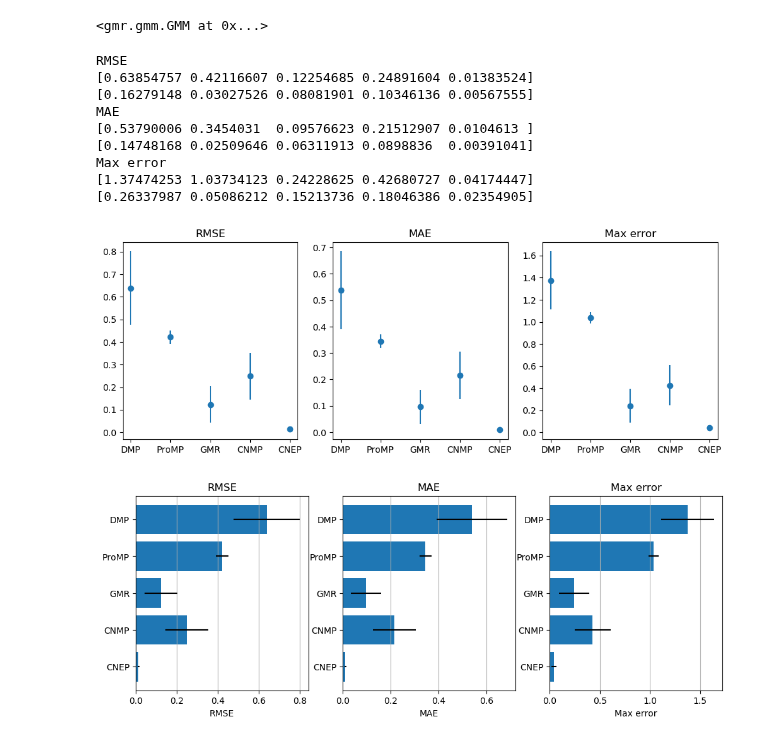
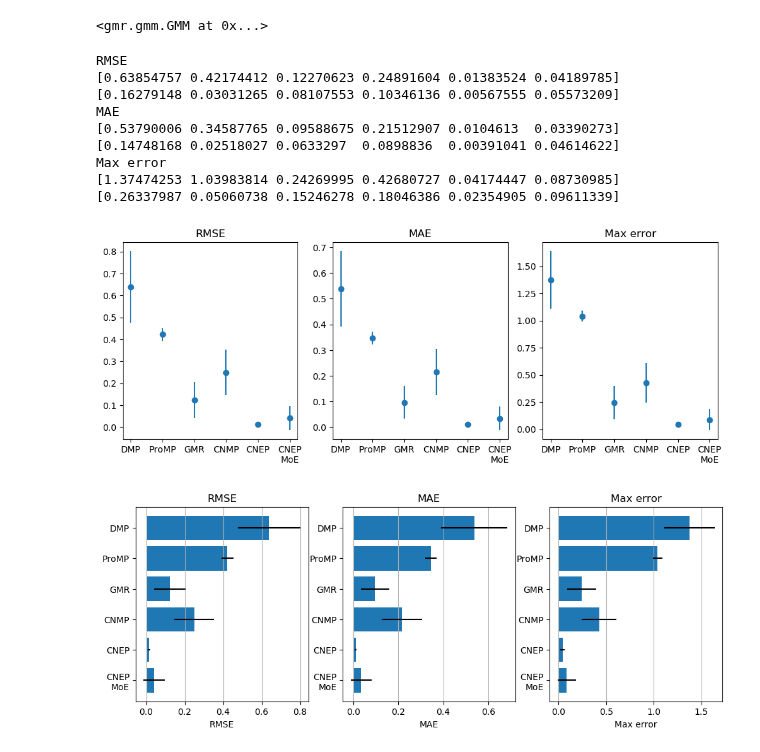
Before and after one commit to yildirimyigit/cnep, a Jupyter notebook: mp_comparison/comparison_all_numeric.ipynb, the cells around one changed output. Cells and saved outputs as stored; diff of their text form; code cells hidden in the pictures.

```diff
--- a/mp_comparison/comparison_all_numeric.ipynb
+++ b/mp_comparison/comparison_all_numeric.ipynb
@@ -120,9 +120,11 @@ y1_min, y1_max = np.min(Y[:, -1]), np.max(Y[:, -1])
 
 y1s = np.linspace(y1_min, y1_max, num_tests)
 
-rmse_errors = np.zeros((num_tests, 5))  # 5 models
-mae_errors = np.zeros((num_tests, 5))
-max_errors = np.zeros((num_tests, 5))
+num_models = 6
+
+rmse_errors = np.zeros((num_tests, num_models))  # num_models models
+mae_errors = np.zeros((num_tests, num_models))
+max_errors = np.zeros((num_tests, num_models))
 
 
 for i in range(num_tests):
@@ -151,7 +153,15 @@ for i in range(num_tests):
         dec_id = torch.argmax(gate.squeeze(1), dim=-1)
         trajectory_cnep = pred_cnep[dec_id, 0, :, :dy]
 
-    for j in range(5):
+        confs = gate.view(4, 1, 1, 1)
+        preds = pred_cnep[:, :, :, :dy]
+
+        weighted_preds = preds * confs  # Element-wise multiplication, shape (4, 1, 200, 1)
+        trajectory_cnep_moe = weighted_preds.sum(dim=0, keepdim=True)  # Sum along the first dimension, shape (1, 1, 200, 1)
+
+
+
+    for j in range(num_models):
         if j == 0:
             traj = trajectory
         elif j == 1:
@@ -160,8 +170,10 @@ for i in range(num_tests):
             traj = trajectory_g
         elif j == 3:
             traj = trajectory_cnmp.squeeze(0).squeeze(-1).numpy()
-        else:
+        elif j == 4:
             traj = trajectory_cnep.squeeze(0).squeeze(-1).numpy()
+        elif j == 5:
+            traj = trajectory_cnep_moe.squeeze(0).squeeze(0).squeeze(-1).numpy()
 
         closest_traj_ind = find_closest_traj_ind(traj)
 
@@ -181,27 +193,27 @@ print(np.mean(max_errors, axis=0))
 print(np.std(max_errors, axis=0))
 # %% [output]
 RMSE
-[0.63854757 0.42116607 0.12254685 0.24891604 0.01383524]
-[0.16279148 0.03027526 0.08081901 0.10346136 0.00567555]
+[0.63854757 0.42174412 0.12270623 0.24891604 0.01383524 0.04189785]
+[0.16279148 0.03031265 0.08107553 0.10346136 0.00567555 0.05573209]
 MAE
-[0.53790006 0.3454031  0.09576623 0.21512907 0.0104613 ]
-[0.14748168 0.02509646 0.06311913 0.0898836  0.00391041]
+[0.53790006 0.34587765 0.09588675 0.21512907 0.0104613  0.03390273]
+[0.14748168 0.02518027 0.0633297  0.0898836  0.00391041 0.04614622]
 Max error
-[1.37474253 1.03734123 0.24228625 0.42680727 0.04174447]
-[0.26337987 0.05086212 0.15213736 0.18046386 0.02354905]
+[1.37474253 1.03983814 0.24269995 0.42680727 0.04174447 0.08730985]
+[0.26337987 0.05060738 0.15246278 0.18046386 0.02354905 0.09611339]
 # %%
 # plot mean errors and standard deviations
 fig, ax = plt.subplots(1, 3, figsize=(12, 4))
-x_labels = ['DMP', 'ProMP', 'GMR', 'CNMP', 'CNEP']
+x_labels = ['DMP', 'ProMP', 'GMR', 'CNMP', 'CNEP', 'CNEP\nMoE']
 ax[0].errorbar(x_labels, np.mean(rmse_errors, axis=0), np.std(rmse_errors, axis=0), fmt='o')
 ax[0].set_title('RMSE')
 ax[1].errorbar(x_labels, np.mean(mae_errors, axis=0), np.std(mae_errors, axis=0), fmt='o')
 ax[1].set_title('MAE')
 ax[2].errorbar(x_labels, np.mean(max_errors, axis=0), np.std(max_errors, axis=0), fmt='o')
 ax[2].set_title('Max error')
 plt.show()
 # %% [output]
-[figure, old version]
+[figure, new version]
 # %%
 # plot mean errors and standard deviations as horizontal bars
 fig, ax = plt.subplots(1, 3, figsize=(12, 4))
@@ -230,4 +242,4 @@ ax[1].grid(axis='x')
 ax[2].grid(axis='x')
 plt.show()
 # %% [output]
-[figure, old version]
+[figure, new version]
```
Also changed, not shown: 4 other files.
